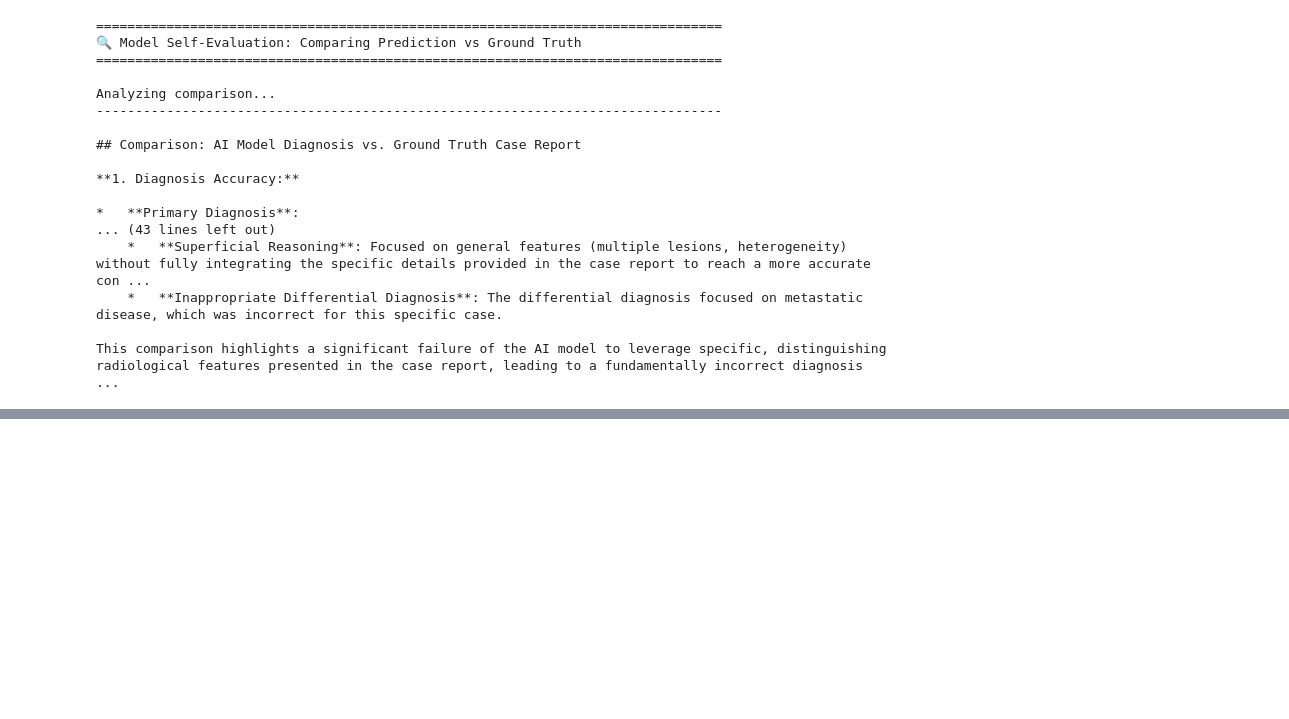
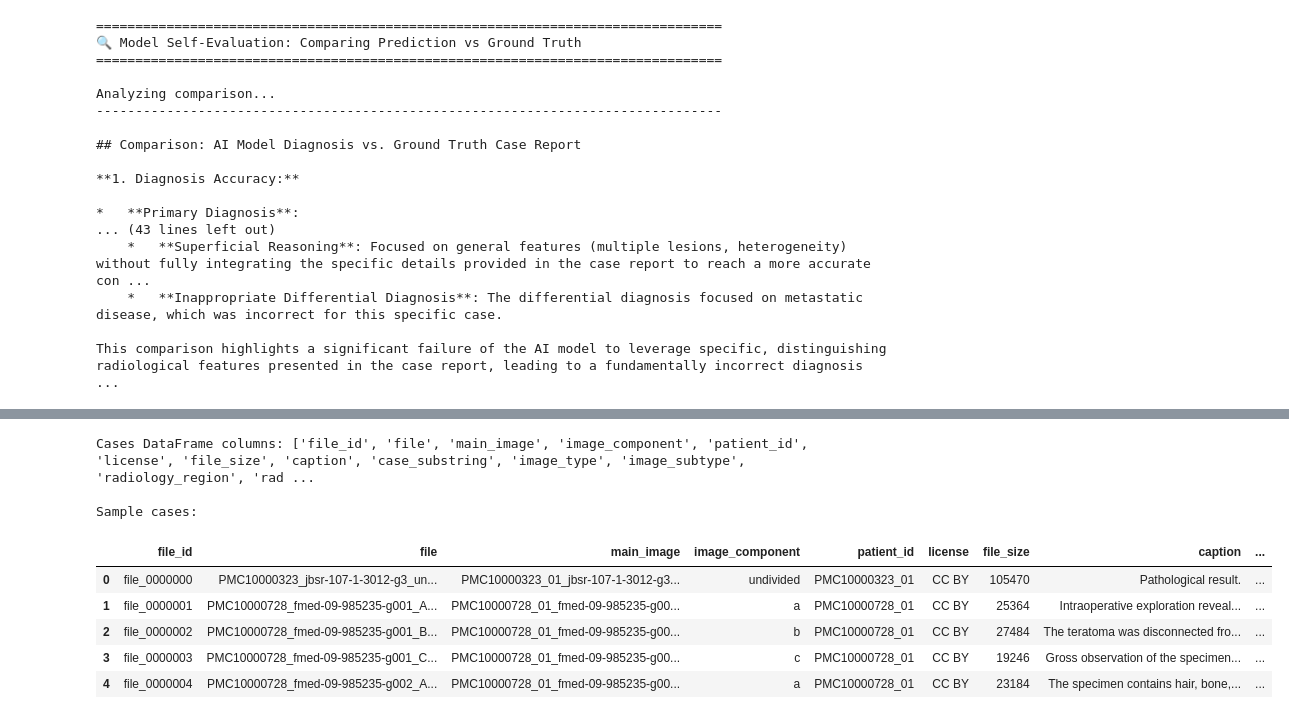
Before and after one commit to TejPotu/MedGemma, a Jupyter notebook: multicare_dataset.ipynb, the cells around one changed output, grey strips where cells are left out. Saved outputs shown, nothing was run; the diff lists cells and outputs as text; code cells hidden in the pictures; blank space fills up the shorter version.

```diff
--- a/multicare_dataset.ipynb
+++ b/multicare_dataset.ipynb
@@ -392,0 +450,15 @@ This comparison highlights a significant failure of the AI model to leverage spe
+# %%
+cases_df = pd.read_csv('medical_datasets/whole_multicare_dataset/captions_and_labels.csv')
+print(f"Cases DataFrame columns: {cases_df.columns.tolist()}")
+print("\nSample cases:")
+cases_df.head(5)
+# %% [output]
+Cases DataFrame columns: ['file_id', 'file', 'main_image', 'image_component', 'patient_id', 'license', 'file_size', 'caption', 'case_substring', 'image_type', 'image_subtype', 'radiology_region', 'rad ...
+
+Sample cases:
+|  | file_id | file | main_image | image_component | patient_id | license | file_size | caption | ... |
+| 0 | file_0000000 | PMC10000323_jbsr-107-1-3012-g3_un... | PMC10000323_01_jbsr-107-1-3012-g3... | undivided | PMC10000323_01 | CC BY | 105470 | Pathological result. | ... |
+| 1 | file_0000001 | PMC10000728_fmed-09-985235-g001_A... | PMC10000728_01_fmed-09-985235-g00... | a | PMC10000728_01 | CC BY | 25364 | Intraoperative exploration reveal... | ... |
+| 2 | file_0000002 | PMC10000728_fmed-09-985235-g001_B... | PMC10000728_01_fmed-09-985235-g00... | b | PMC10000728_01 | CC BY | 27484 | The teratoma was disconnected fro... | ... |
+| 3 | file_0000003 | PMC10000728_fmed-09-985235-g001_C... | PMC10000728_01_fmed-09-985235-g00... | c | PMC10000728_01 | CC BY | 19246 | Gross observation of the specimen... | ... |
+| 4 | file_0000004 | PMC10000728_fmed-09-985235-g002_A... | PMC10000728_01_fmed-09-985235-g00... | a | PMC10000728_01 | CC BY | 23184 | The specimen contains hair, bone,... | ... |
```
Also changed, not shown: parts of 5 cells of this notebook, 30 other files.
